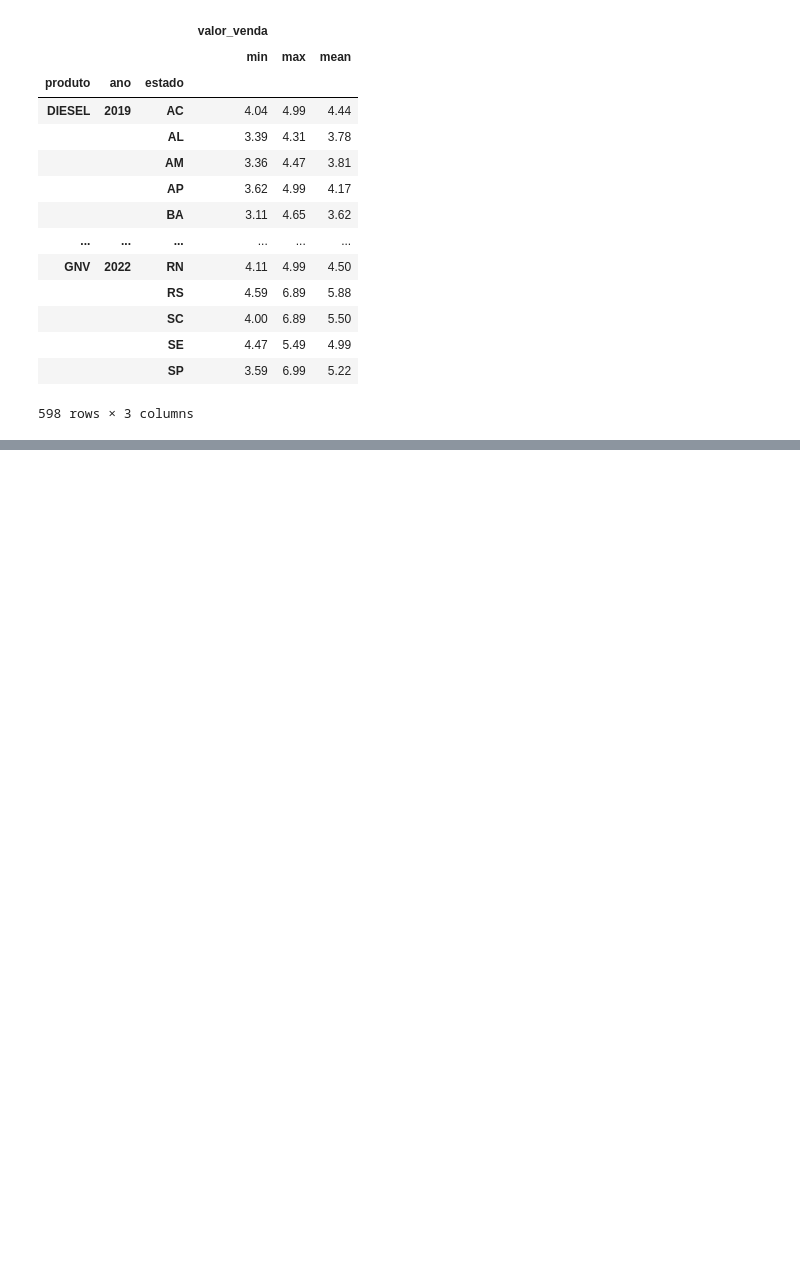
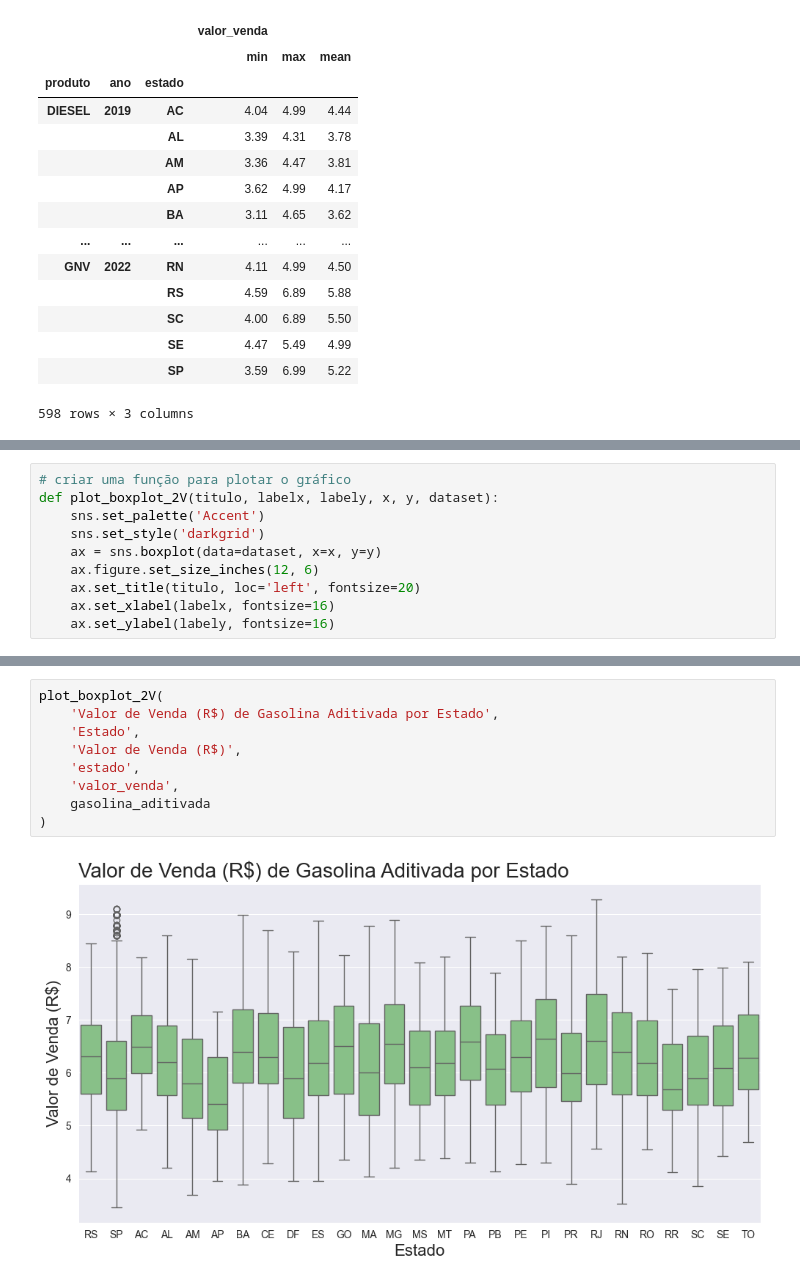
Before and after one commit to tupizz/fiap-fase04-business_analytics_petroleum_prices, a Jupyter notebook: business_analytics_fase04/insights.ipynb, the cells around one changed output, grey strips where cells are left out. Saved outputs shown, nothing was run; the diff lists cells and outputs as text; blank space fills up the shorter version.

```diff
--- a/business_analytics_fase04/insights.ipynb
+++ b/business_analytics_fase04/insights.ipynb
@@ -128,0 +156,10 @@ df_anp_valor_estado.groupby(['produto', 'ano', 'estado']).agg(['min', 'max', 'me
+# %%
+# criar uma função para plotar o gráfico
+def plot_boxplot_2V(titulo, labelx, labely, x, y, dataset):
+    sns.set_palette('Accent')
+    sns.set_style('darkgrid')
+    ax = sns.boxplot(data=dataset, x=x, y=y)
+    ax.figure.set_size_inches(12, 6)
+    ax.set_title(titulo, loc='left', fontsize=20)
+    ax.set_xlabel(labelx, fontsize=16)
+    ax.set_ylabel(labely, fontsize=16)
@@ -128,0 +176,11 @@ df_anp_valor_estado.groupby(['produto', 'ano', 'estado']).agg(['min', 'max', 'me
+# %%
+plot_boxplot_2V(
+    'Valor de Venda (R$) de Gasolina Aditivada por Estado',
+    'Estado',
+    'Valor de Venda (R$)',
+    'estado',
+    'valor_venda',
+    gasolina_aditivada
+)
+# %% [output]
+[figure, added]
```
Also changed, not shown: parts of 9 cells of this notebook.
